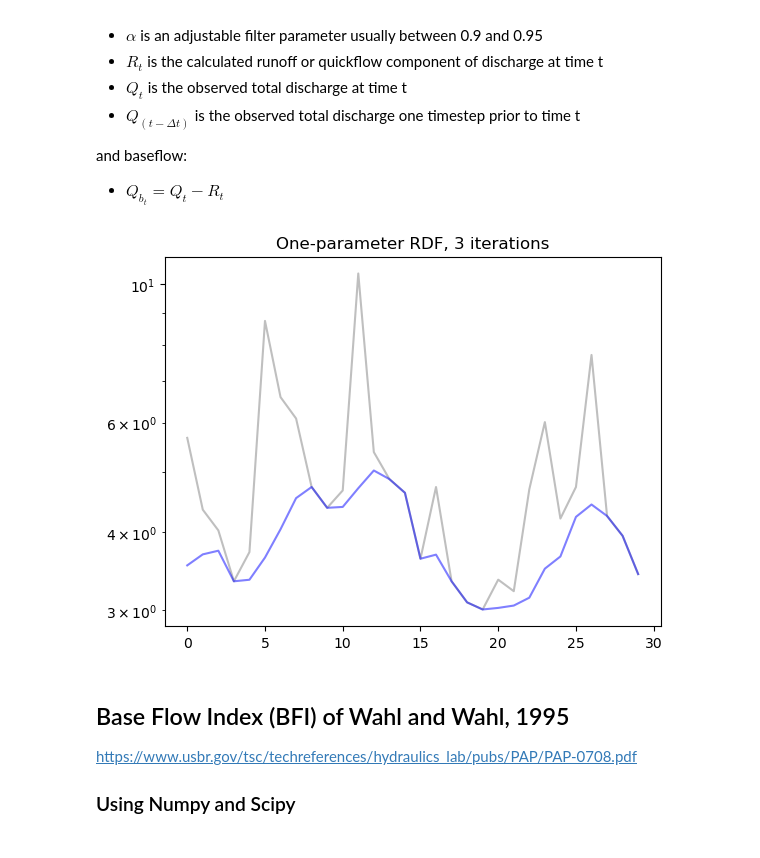
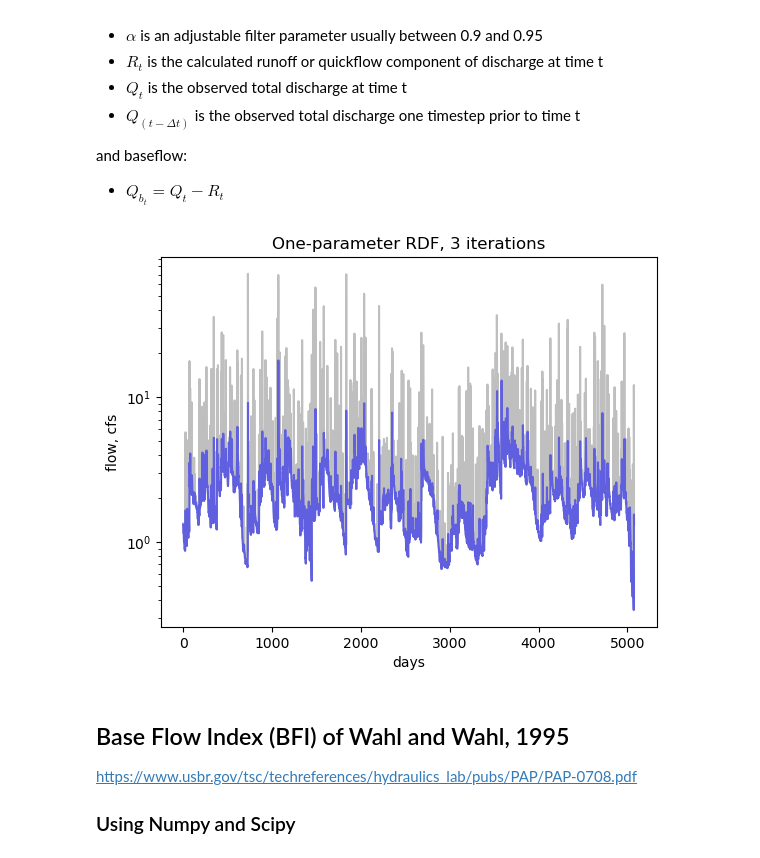
Before and after one commit to mrahnis/nb-streamgage, a Jupyter notebook: Stream Gage Ex. 7 - Baseflow Separation Part 2.ipynb, the cells around one changed output. Cells and saved outputs as stored; diff of their text form; code cells hidden in the pictures.

```diff
--- a/Stream Gage Ex. 7 - Baseflow Separation Part 2.ipynb
+++ b/Stream Gage Ex. 7 - Baseflow Separation Part 2.ipynb
@@ -45,11 +47,11 @@ df_all = pd.read_parquet('{}/data/nwis_{}_{}_all.parquet{}'.format(path, gage, f
 # startdate = datetime(2012, 1, 1, 0, 0, tzinfo=ZoneInfo("US/Eastern"))
 # enddate = datetime(2012, 12, 31, 0, 0, tzinfo=ZoneInfo("US/Eastern"))
 startdate = datetime(2012, 1, 1, 0, 0, tzinfo=pytz.timezone('US/Eastern'))
-enddate = datetime(2012, 1, 31, 0, 0, tzinfo=pytz.timezone('US/Eastern'))
+enddate = datetime(2012, 12, 31, 0, 0, tzinfo=pytz.timezone('US/Eastern'))
 
 df = df_all[startdate:enddate].copy()
-Q = df[col].to_numpy()
-# Q = df_all[col].to_numpy()
+# Q = df[col].to_numpy()
+Q = df_all[col].to_numpy()
 # %% [markdown]
 ## One-Parameter Recursive Digital Filter of Nathan and McMahon, 1990
 
@@ -82,14 +84,16 @@ for i in range(n):
 # %%
 # After n iterations
 fig = plt.figure()
 ax1 = fig.add_subplot(111)
 ax1.set_yscale('log')
 ax1.plot(Q, color='gray', alpha=0.5)
 ax1.plot(Qb, color='blue', alpha=0.5)
+ax1.set_xlabel('days')
+ax1.set_ylabel('flow, cfs')
 ax1.set_title('One-parameter RDF, {} iterations'.format(n))
 plt.show()
 # %% [output]
-[figure, old version]
+[figure, new version]
 # %% [markdown]
 ## Base Flow Index (BFI) of Wahl and Wahl, 1995
 
```
Also changed, not shown: parts of 15 cells of this notebook.
